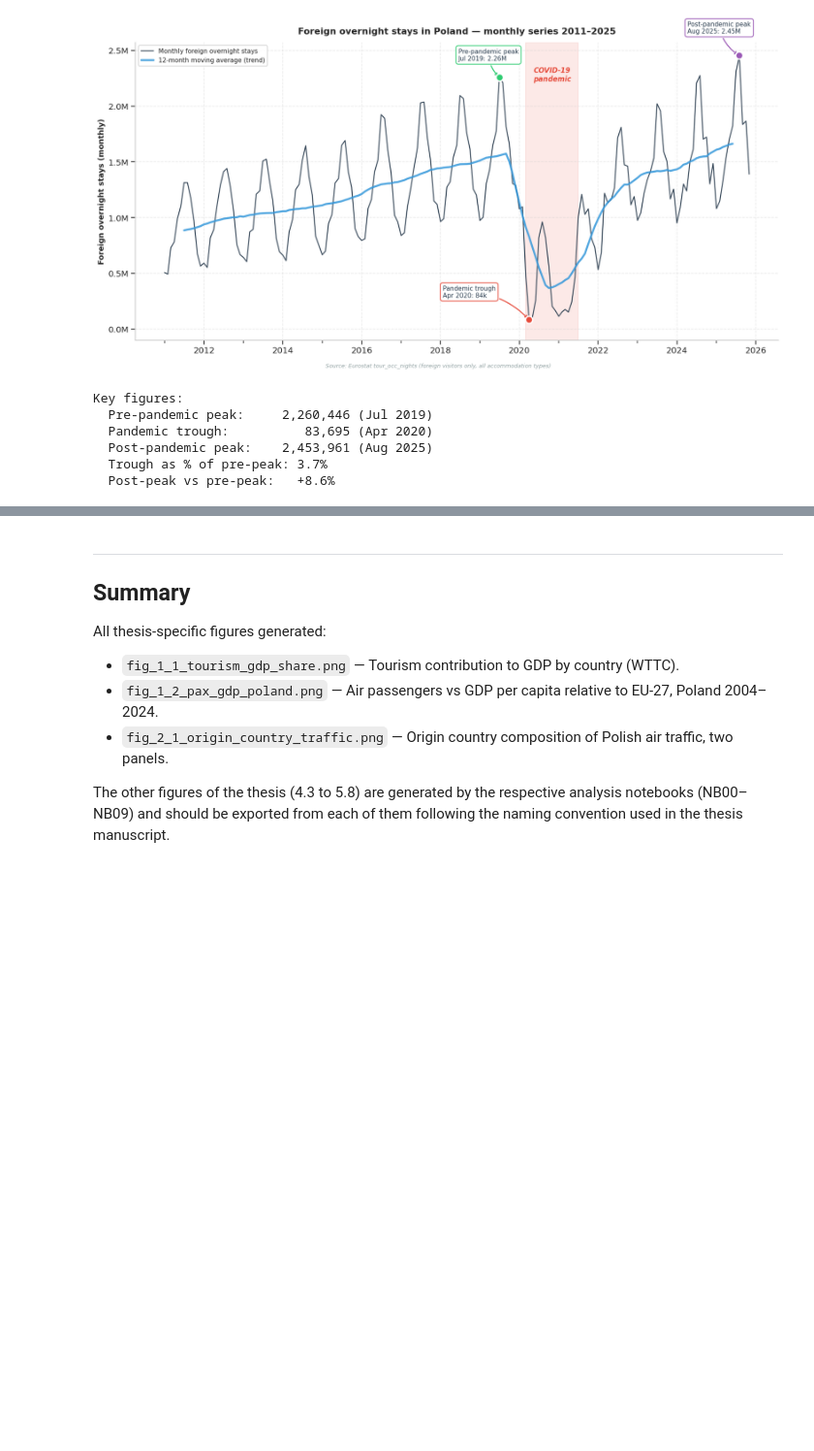
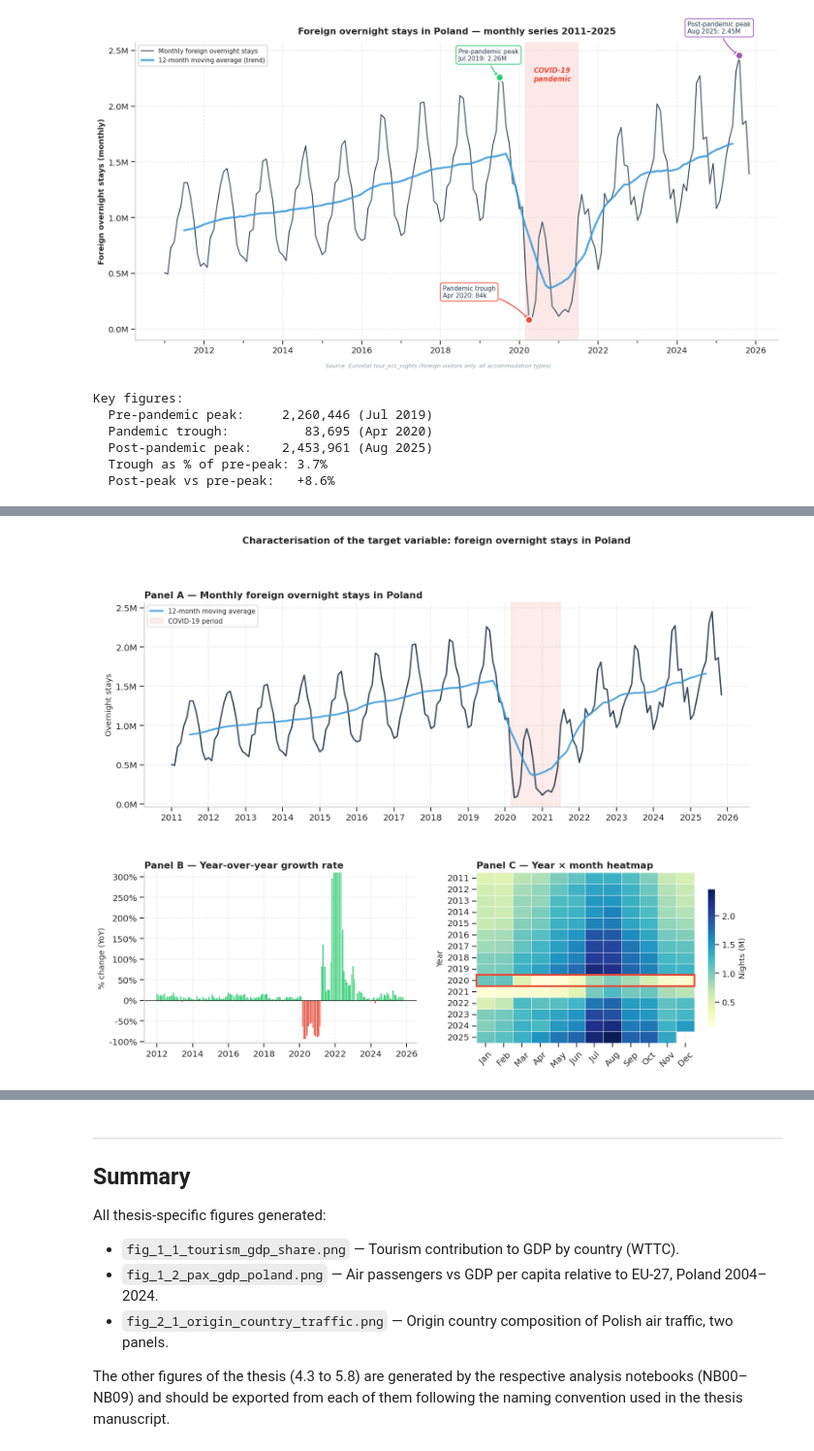
Before and after one commit to DieGodMF4/Macro-Aviation-Tourism-Modeling, a Jupyter notebook: documentation_es/scripts-generate-figs/nb-figures.ipynb, the cells around one changed output, grey strips where cells are left out. Shown at 97% size. Cells and saved outputs as stored; diff of their text form; code cells hidden in the pictures; blank space fills up the shorter version.

```diff
--- a/documentation_es/scripts-generate-figs/nb-figures.ipynb
+++ b/documentation_es/scripts-generate-figs/nb-figures.ipynb
@@ -781,0 +1038,83 @@ Key figures:
+# %%
+# --- BUILD THE THREE-PANEL FIGURE ---
+import matplotlib.gridspec as gridspec
+
+fig = plt.figure(figsize=(15, 11))
+gs = gridspec.GridSpec(2, 2, height_ratios=[1.2, 1.0], hspace=0.35, wspace=0.22)
+
+# === PANEL A: RAW MONTHLY SERIES (full width) ===
+ax_a = fig.add_subplot(gs[0, :])
+ax_a.plot(ts_foreign.index, ts_foreign.values,
+          color=COLORS['primary'], linewidth=1.9, alpha=0.95)
+# 12-month rolling mean overlaid
+trend = ts_foreign.rolling(12, center=True).mean()
+ax_a.plot(trend.index, trend.values,
+          color=COLORS['accent1'], linewidth=2.5, alpha=0.85,
+          label='12-month moving average')
+covid_shade(ax_a)
+ax_a.set_title('Panel A — Monthly foreign overnight stays in Poland',
+                fontweight='bold', loc='left')
+ax_a.set_ylabel('Overnight stays')
+ax_a.yaxis.set_major_formatter(mticker.FuncFormatter(
+    lambda x, _: f'{x/1e6:.1f}M'))
+ax_a.legend(loc='upper left', frameon=True, fontsize=9)
+ax_a.xaxis.set_major_locator(mdates.YearLocator(1))
+ax_a.xaxis.set_major_formatter(mdates.DateFormatter('%Y'))
+ax_a.tick_params(axis='x', rotation=0)
+
+# === PANEL B: YoY GROWTH (bottom-left) ===
+ax_b = fig.add_subplot(gs[1, 0])
+bar_colors = [COLORS['accent2'] if v >= 0 else COLORS['secondary']
+              for v in yoy.values]
+ax_b.bar(yoy.index, yoy.values, color=bar_colors, width=25, alpha=0.85)
+ax_b.axhline(0, color='black', linewidth=0.8)
+ax_b.set_title('Panel B — Year-over-year growth rate',
+                fontweight='bold', loc='left')
+ax_b.set_ylabel('% change (YoY)')
+ax_b.yaxis.set_major_formatter(mticker.FuncFormatter(lambda x, _: f'{x:.0f}%'))
+ax_b.set_ylim(max(-110, np.nanmin(yoy) * 1.1),
+               min(310, np.nanmax(yoy) * 1.1))
+ax_b.xaxis.set_major_locator(mdates.YearLocator(2))
+ax_b.xaxis.set_major_formatter(mdates.DateFormatter('%Y'))
+
+# === PANEL C: YEAR x MONTH HEATMAP (bottom-right) ===
+ax_c = fig.add_subplot(gs[1, 1])
+month_labels = ['Jan', 'Feb', 'Mar', 'Apr', 'May', 'Jun',
+                'Jul', 'Aug', 'Sep', 'Oct', 'Nov', 'Dec']
+hm = sns.heatmap(heatmap_matrix, ax=ax_c, cmap='YlGnBu',
+                  cbar_kws={'label': 'Nights (M)', 'shrink': 0.8},
+                  linewidths=0.4, linecolor='white',
+                  xticklabels=month_labels, yticklabels=True,
+                  annot=False)
+ax_c.set_title('Panel C — Year × month heatmap',
+                fontweight='bold', loc='left')
+ax_c.set_xlabel('')
+ax_c.set_ylabel('Year')
+ax_c.tick_params(axis='x', rotation=45)
+ax_c.tick_params(axis='y', rotation=0)
+# Add a thin red border around the COVID year (2020) for emphasis
+if 2020 in heatmap_matrix.index:
+    covid_y = heatmap_matrix.index.get_loc(2020)
+    from matplotlib.patches import Rectangle
+    ax_c.add_patch(Rectangle((0, covid_y), 12, 1,
+                             fill=False, edgecolor=COLORS['secondary'],
+                             lw=2.5, clip_on=False))
+
+plt.suptitle('Characterisation of the target variable: foreign overnight stays in Poland',
+              fontsize=13, fontweight='bold', y=0.995)
+plt.tight_layout()
+savefig('fig_4_4_target_characterization.png')
+plt.show()
+
+# --- KEY STATISTICS FOR THE THESIS TEXT ---
+pre_covid = ts_foreign[ts_foreign.index < '2020-01-01']
+covid_period = ts_foreign[(ts_foreign.index >= '2020-03-01') &
+                          (ts_foreign.index <= '2021-06-01')]
+print(f'\nPre-COVID peak:    {pre_covid.max():>12,.0f}  ({pre_covid.idxmax():%b %Y})')
+print(f'COVID trough:      {covid_period.min():>12,.0f}  ({covid_period.idxmin():%b %Y})')
+print(f'Latest value:      {ts_foreign.iloc[-1]:>12,.0f}  ({ts_foreign.index[-1]:%b %Y})')
+print(f'Max YoY decline:   {yoy.min():.1f}%  ({yoy.idxmin():%b %Y})')
+print(f'Avg peak/trough ratio (Aug/Jan): '
+      f'{heatmap_matrix[8].mean()/heatmap_matrix[1].mean():.2f}')
+# %% [output]
+[figure, added]
```
Also changed, not shown: parts of 20 cells of this notebook, 9 other files.
